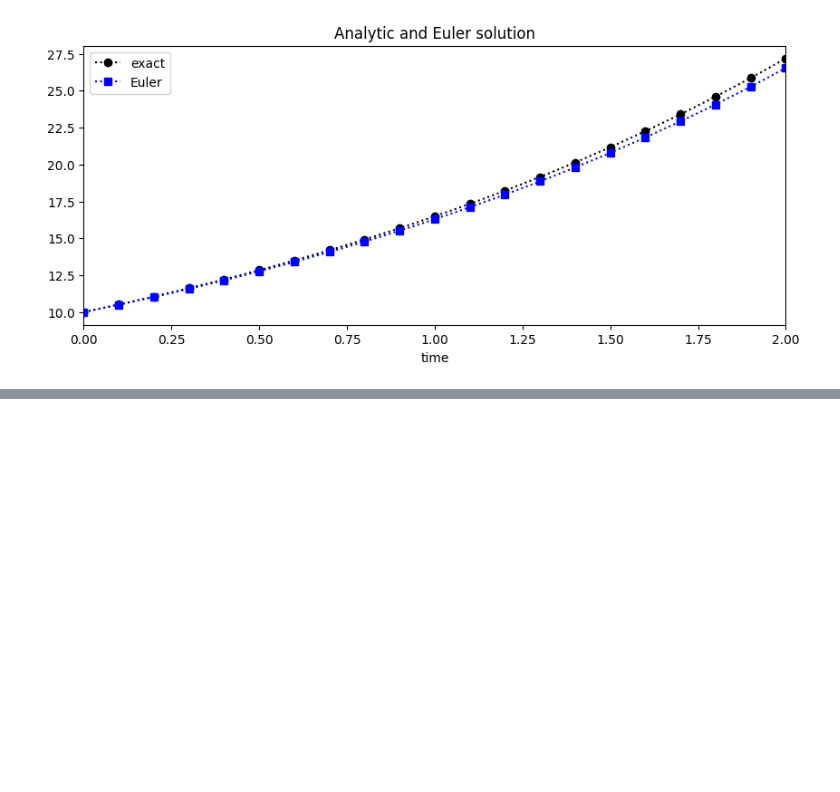
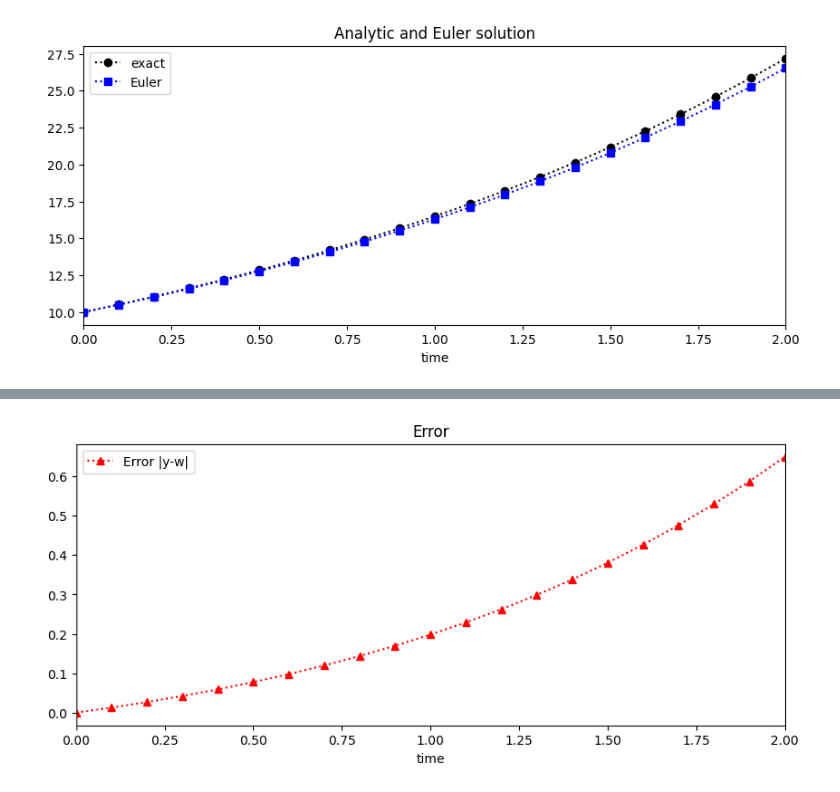
Before and after one commit to rcs1994/Teaching_DL4DEs_Fall_2025, a Jupyter notebook: NumericsODEs_EulerMethod.ipynb, the cells around one changed output, grey strips where cells are left out. Drawn from its saved outputs; the diff is of its cells as text; code cells hidden in the pictures; blank space fills up the shorter version.

```diff
--- a/NumericsODEs_EulerMethod.ipynb
+++ b/NumericsODEs_EulerMethod.ipynb
@@ -158,0 +162,11 @@ plt.plot();
+# %%
+fig = plt.figure(figsize=(10,4))
+plt.plot(time,np.abs(y-y_ex),'^:'
+         ,color='red',label='Error |y-w|')
+plt.xlim((0,2))
+plt.xlabel('time')
+plt.legend(loc='best')
+plt.title('Error')
+plt.plot();
+# %% [output]
+[figure, added]
```
Also changed, not shown: parts of 3 cells of this notebook.
